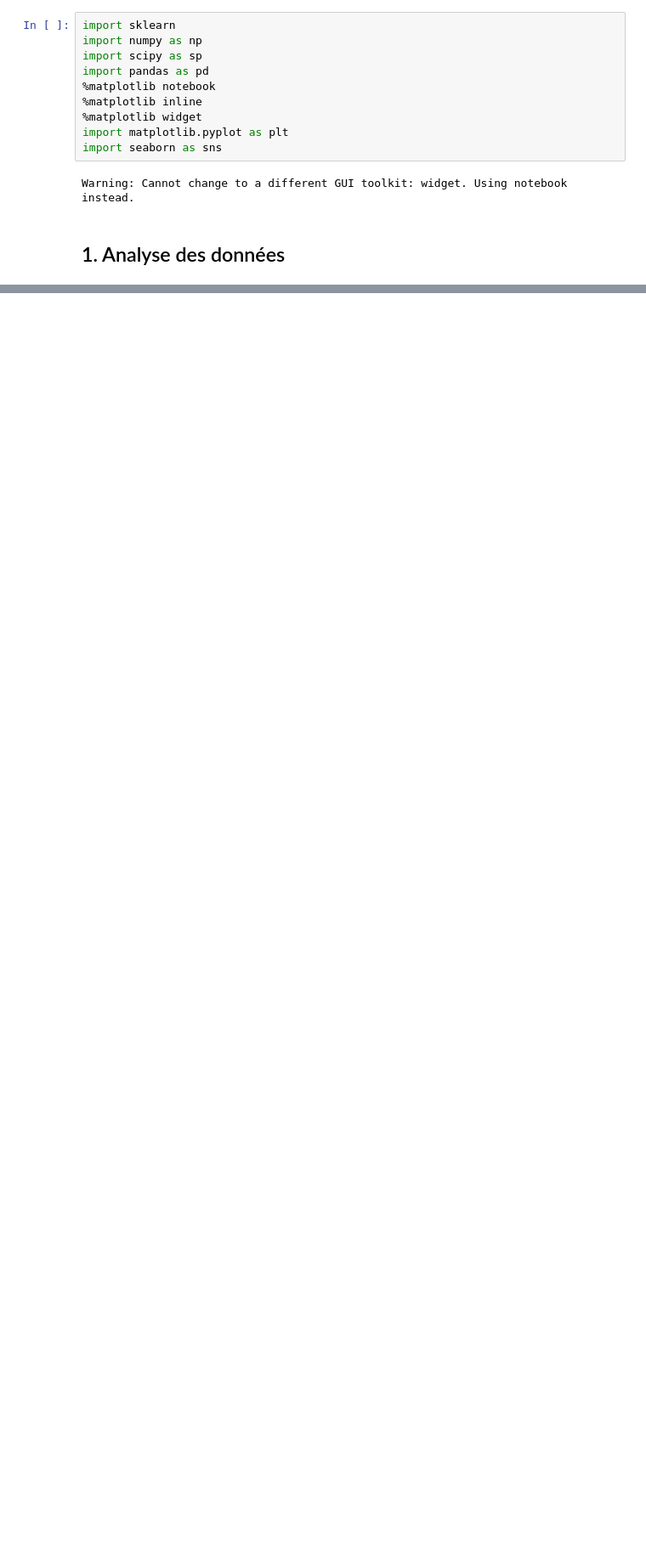
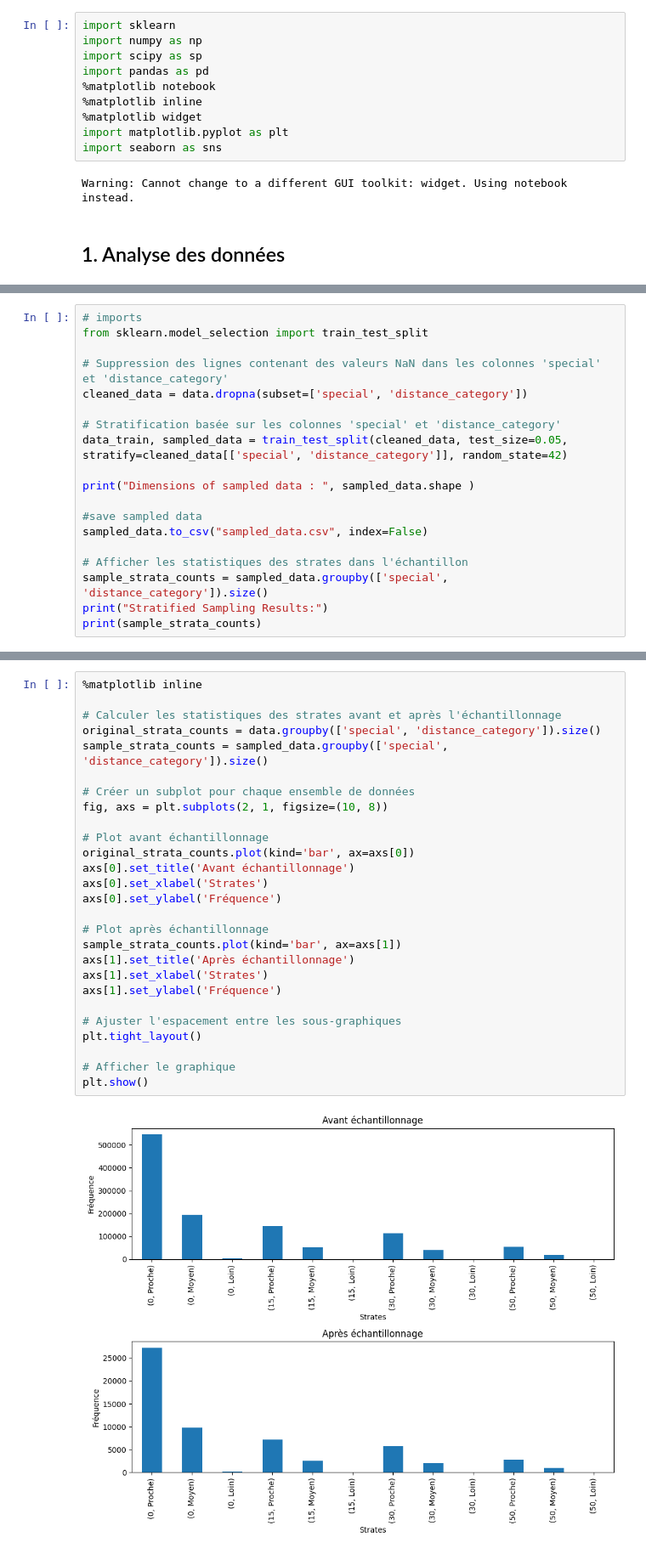
Before and after one commit to chakir-master/tp2-groupe12, a Jupyter notebook: group12_tp2.ipynb, the cells around one changed output, grey strips where cells are left out. Shown at 85% size. Saved outputs shown, nothing was run; the diff lists cells and outputs as text; blank space fills up the shorter version.

```diff
--- a/group12_tp2.ipynb
+++ b/group12_tp2.ipynb
@@ -51,0 +162,19 @@ data_a.describe
+# %%
+# imports
+from sklearn.model_selection import train_test_split
+
+# Suppression des lignes contenant des valeurs NaN dans les colonnes 'special' et 'distance_category'
+cleaned_data = data.dropna(subset=['special', 'distance_category'])
+
+# Stratification basée sur les colonnes 'special' et 'distance_category'
+data_train, sampled_data = train_test_split(cleaned_data, test_size=0.05, stratify=cleaned_data[['special', 'distance_category']], random_state=42)
+
+print("Dimensions of sampled data : ", sampled_data.shape )
+
+#save sampled data
+sampled_data.to_csv("sampled_data.csv", index=False)
+
+# Afficher les statistiques des strates dans l'échantillon
+sample_strata_counts = sampled_data.groupby(['special', 'distance_category']).size()
+print("Stratified Sampling Results:")
+print(sample_strata_counts)
@@ -51,0 +200,29 @@ data_a.describe
+# %%
+%matplotlib inline
+
+# Calculer les statistiques des strates avant et après l'échantillonnage
+original_strata_counts = data.groupby(['special', 'distance_category']).size()
+sample_strata_counts = sampled_data.groupby(['special', 'distance_category']).size()
+
+# Créer un subplot pour chaque ensemble de données
+fig, axs = plt.subplots(2, 1, figsize=(10, 8))
+
+# Plot avant échantillonnage
+original_strata_counts.plot(kind='bar', ax=axs[0])
+axs[0].set_title('Avant échantillonnage')
+axs[0].set_xlabel('Strates')
+axs[0].set_ylabel('Fréquence')
+
+# Plot après échantillonnage
+sample_strata_counts.plot(kind='bar', ax=axs[1])
+axs[1].set_title('Après échantillonnage')
+axs[1].set_xlabel('Strates')
+axs[1].set_ylabel('Fréquence')
+
+# Ajuster l'espacement entre les sous-graphiques
+plt.tight_layout()
+
+# Afficher le graphique
+plt.show()
+# %% [output]
+[figure, added]
```
Also changed, not shown: parts of 43 cells of this notebook, 2 other files.
